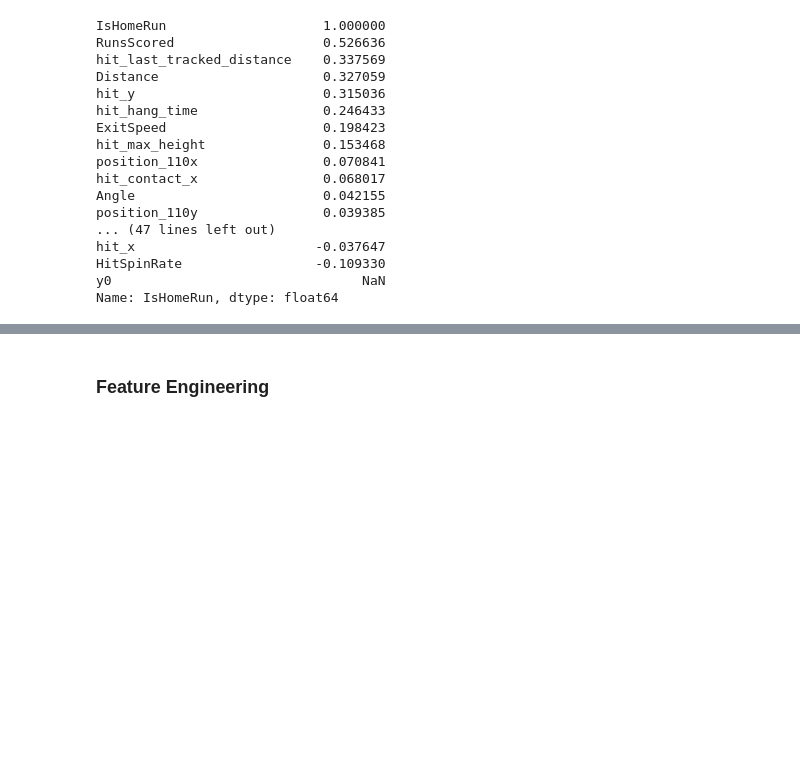
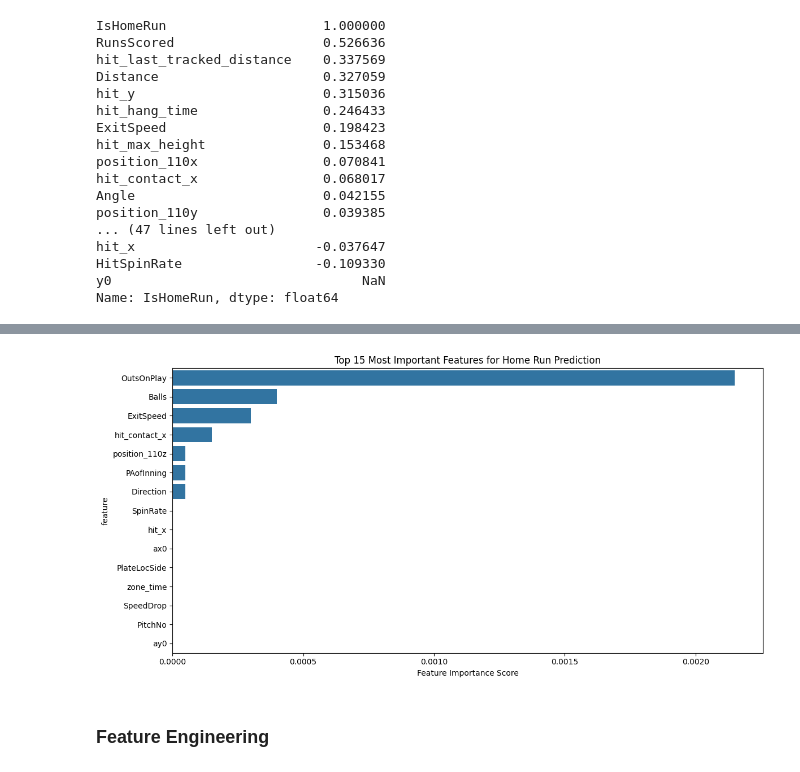
Before and after one commit to dylan-dang/baseball-ml-project, a Jupyter notebook: notebook.ipynb, the cells around one changed output, grey strips where cells are left out. Saved outputs shown, nothing was run; the diff lists cells and outputs as text; code cells hidden in the pictures; blank space fills up the shorter version.

```diff
--- a/notebook.ipynb
+++ b/notebook.ipynb
@@ -178,3 +168,95 @@ hit_x                       -0.037647
 HitSpinRate                 -0.109330
 y0                                NaN
 Name: IsHomeRun, dtype: float64
+# %%
+import pandas as pd
+import numpy as np
+from sklearn.model_selection import train_test_split
+from sklearn.preprocessing import StandardScaler
+from sklearn.svm import SVC
+from sklearn.metrics import classification_report, confusion_matrix
+from sklearn.impute import SimpleImputer
+import seaborn as sns
+import matplotlib.pyplot as plt
+
+# Create binary target variable for home runs
+data['IsHomeRun'] = (data['PlayResult'] == 'HomeRun').astype(int)
+
+# Select features for the model
+# Remove non-numeric columns and the target variables
+features = data.select_dtypes(include=['float64', 'int64']).columns
+features = features.drop(['IsHomeRun', 'RunsScored'])  # Remove target variables
+
+X = data[features]
+y = data['IsHomeRun']
+
+# Print the number of missing values for each feature
+print("Missing values per feature:")
+print(X.isnull().sum())
+
+# Split the data
+X_train, X_test, y_train, y_test = train_test_split(X, y, test_size=0.2, random_state=42)
+
+# Create and apply imputer for missing values
+# Using mean strategy - you can also use 'median' or 'most_frequent' if more appropriate
+imputer = SimpleImputer(strategy='mean')
+X_train_imputed = imputer.fit_transform(X_train)
+X_test_imputed = imputer.transform(X_test)
+
+# Scale the features
+scaler = StandardScaler()
+X_train_scaled = scaler.fit_transform(X_train_imputed)
+X_test_scaled = scaler.transform(X_test_imputed)
+
+# Train SVM model
+print("Training SVM model...")
+svm = SVC(kernel='rbf', probability=True)
+svm.fit(X_train_scaled, y_train)
+
+# Make predictions
+y_pred = svm.predict(X_test_scaled)
+
+# Print classification report
+print("\nClassification Report:")
+print(classification_report(y_test, y_pred))
+
+# Calculate feature importance using permutation importance
+from sklearn.inspection import permutation_importance
+result = permutation_importance(svm, X_test_scaled, y_test, n_repeats=10, random_state=42)
+
+# Create feature importance DataFrame
+feature_importance = pd.DataFrame({
+    'feature': features,
+    'importance': result.importances_mean,
+    'std': result.importances_std
+})
+
+# Sort by importance
+feature_importance = feature_importance.sort_values('importance', ascending=False)
+
+# Plot feature importance
+plt.figure(figsize=(12, 6))
+sns.barplot(data=feature_importance.head(15), x='importance', y='feature')
+plt.title('Top 15 Most Important Features for Home Run Prediction')
+plt.xlabel('Feature Importance Score')
+plt.tight_layout()
+plt.show()
+
+# Function to predict home run probability
+def predict_homerun_probability(exit_speed, launch_angle, distance):
+    # Create a sample input with the mean values for all features
+    sample = pd.DataFrame([X_train.mean()], columns=X_train.columns)
+
+    # Update the specific features we're interested in
+    sample['ExitSpeed'] = exit_speed
+    sample['Angle'] = launch_angle
+    sample['Distance'] = distance
+
+    # Apply the same imputation and scaling
+    sample_imputed = imputer.transform(sample)
+    sample_scaled = scaler.transform(sample_imputed)
+
+    # Get probability
+    probability = svm.predict_proba(sample_scaled)[0][1]
+    return probability
+# %% [output]
@@ -181,3 +280,4 @@ Name: IsHomeRun, dtype: float64
+[figure, added]
 # %% [markdown]
 ### Feature Engineering
 # %% [markdown]
```
Also changed, not shown: parts of 3 cells of this notebook.
